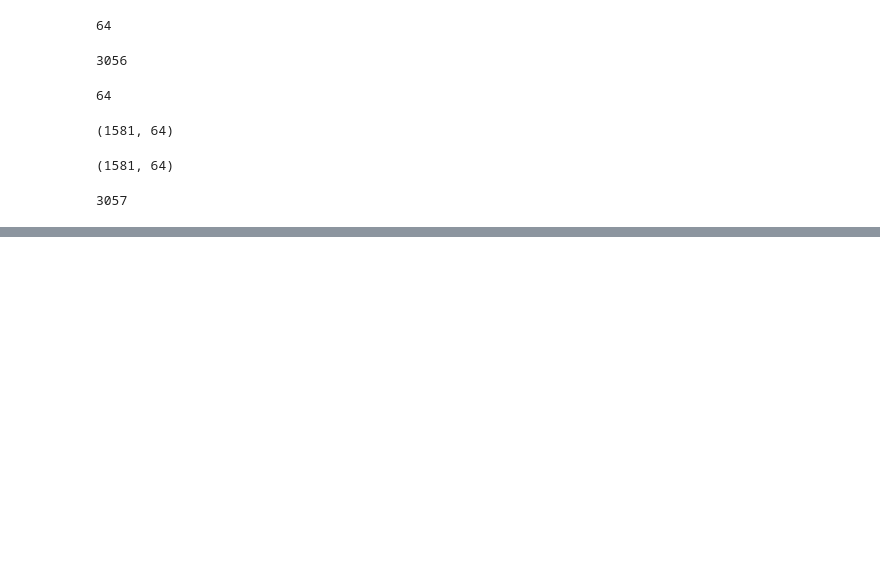
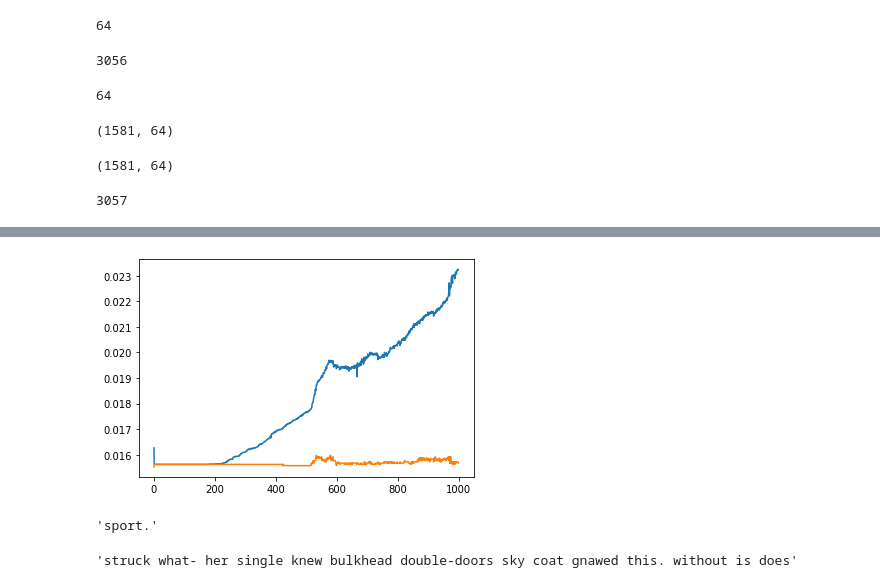
Before and after one commit to praveengadiyaram369/nlp_practice, a Jupyter notebook: sample_projects/poetry_generation/poetry_generation_seq2seq.ipynb, the cells around one changed output, grey strips where cells are left out. Cells and saved outputs as stored; diff of their text form; code cells hidden in the pictures; blank space fills up the shorter version.

```diff
--- a/sample_projects/poetry_generation/poetry_generation_seq2seq.ipynb
+++ b/sample_projects/poetry_generation/poetry_generation_seq2seq.ipynb
@@ -120,0 +169,6 @@ embedding_layer = tf.keras.layers.Embedding(input_dim=num_words, output_dim=embe
+# %%
+plt.plot(history.history['accuracy'])
+plt.plot(history.history['val_accuracy'])
+plt.show()
+# %% [output]
+[figure, added]
@@ -120,0 +183,4 @@ embedding_layer = tf.keras.layers.Embedding(input_dim=num_words, output_dim=embe
+# %%
+index2word[3056]
+# %% [output]
+'sport.'
@@ -120,0 +214,4 @@ embedding_layer = tf.keras.layers.Embedding(input_dim=num_words, output_dim=embe
+# %%
+generate_line()
+# %% [output]
+'struck what- her single knew bulkhead double-doors sky coat gnawed this. without is does'
```
Also changed, not shown: parts of 15 cells of this notebook.
